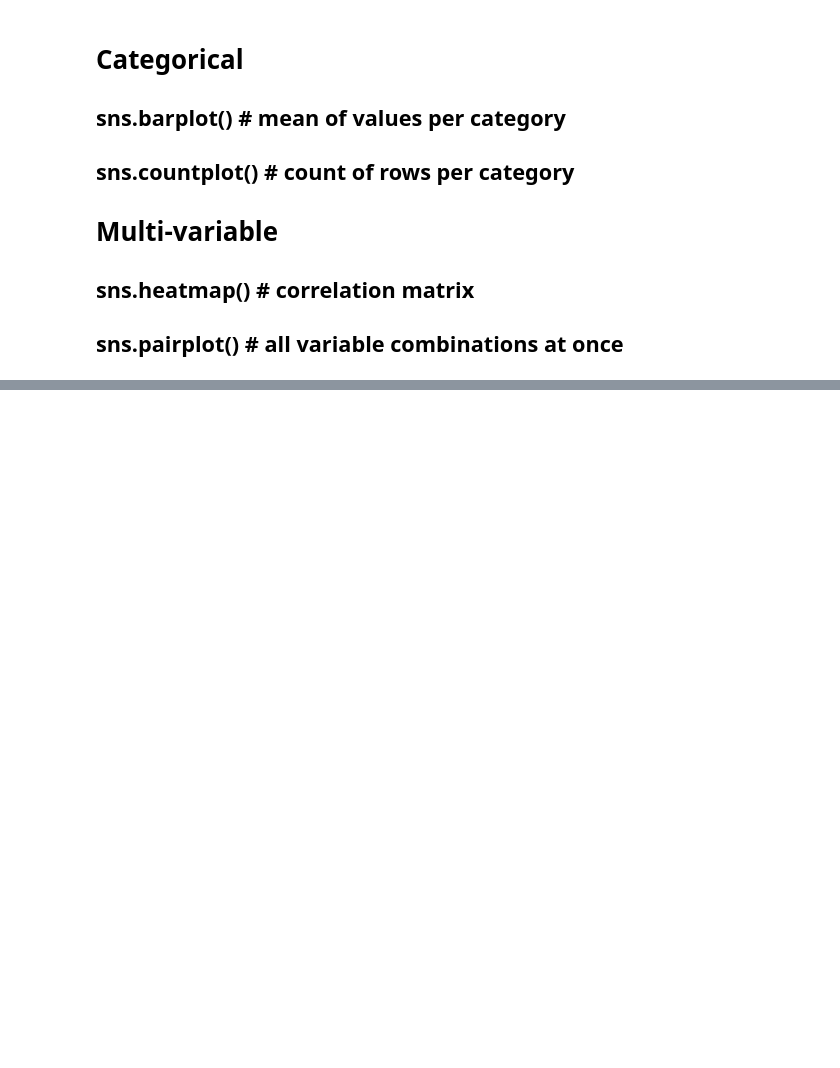
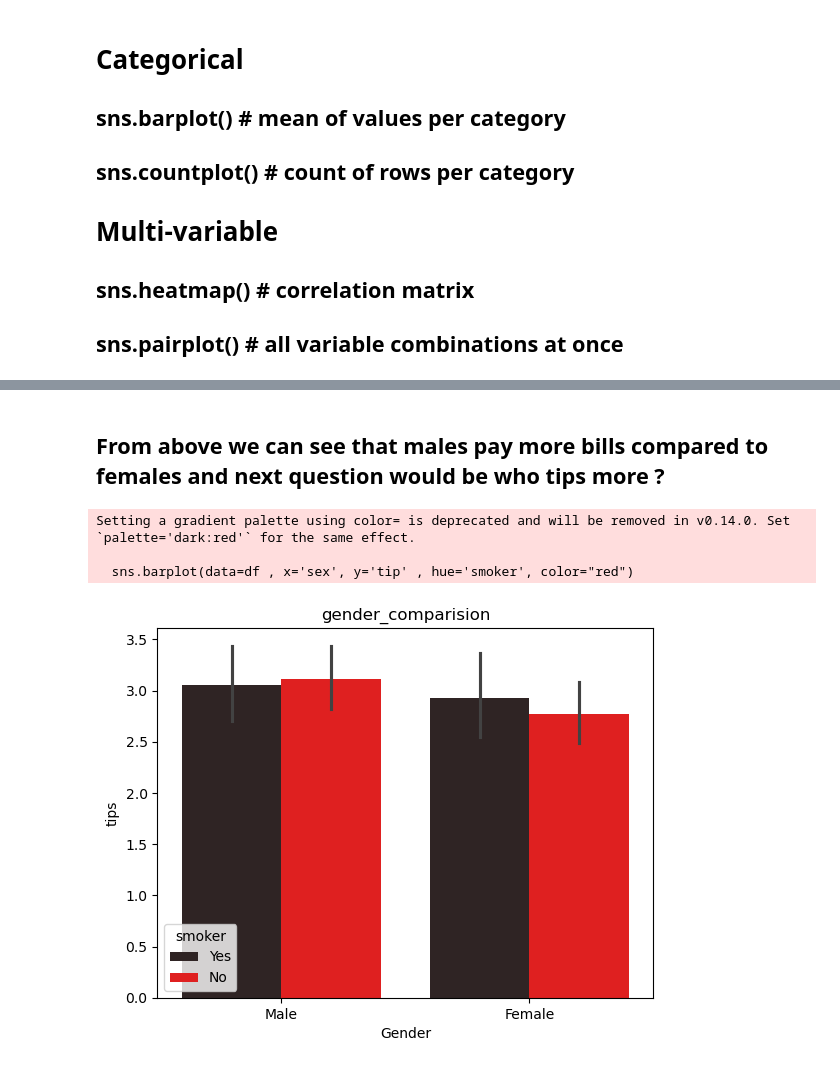
Before and after one commit to SathvikBulusu/Projects-From-dec2025-, a Jupyter notebook: AI-Speed-Run/maptlotlib.ipynb, the cells around one changed output, grey strips where cells are left out. Cells and saved outputs as stored; diff of their text form; code cells hidden in the pictures; blank space fills up the shorter version.

```diff
--- a/AI-Speed-Run/maptlotlib.ipynb
+++ b/AI-Speed-Run/maptlotlib.ipynb
@@ -103,0 +152,13 @@ plt.show()
+# %% [markdown]
+## From above we can see that males pay more bills compared to females and next question would be who tips more ?
+# %%
+sns.barplot(data=df , x='sex', y='tip' , hue='smoker', color="red")
+plt.xlabel("Gender")
+plt.ylabel("tips")
+plt.title("gender_comparision")
+plt.show()
+# %% [output]
+Setting a gradient palette using color= is deprecated and will be removed in v0.14.0. Set `palette='dark:red'` for the same effect.
+
+  sns.barplot(data=df , x='sex', y='tip' , hue='smoker', color="red")
+[figure, added]
```
Also changed, not shown: parts of 7 cells of this notebook.
